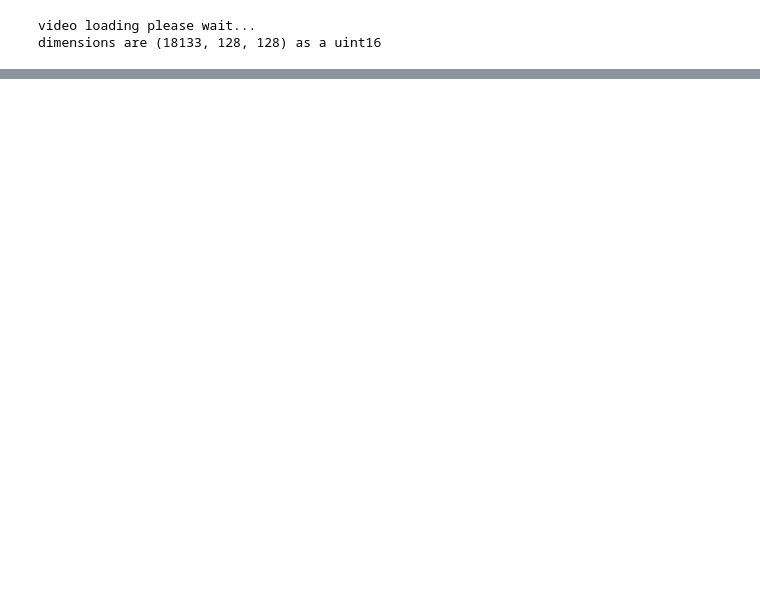
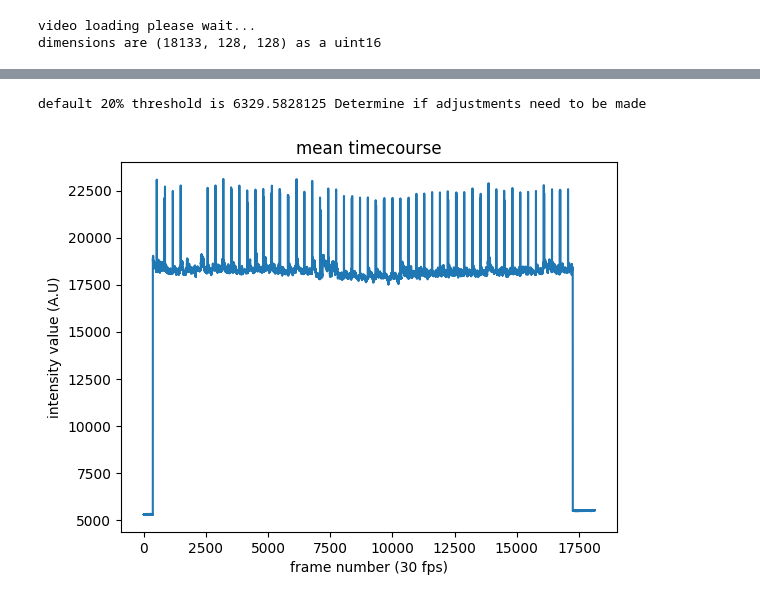
Before and after one commit to ktrap06/corticalanalysis, a Jupyter notebook: preprocessing_2.ipynb, the cells around one changed output, grey strips where cells are left out. Saved outputs shown, nothing was run; the diff lists cells and outputs as text; code cells hidden in the pictures; blank space fills up the shorter version.

```diff
--- a/preprocessing_2.ipynb
+++ b/preprocessing_2.ipynb
@@ -34,0 +59,27 @@ dimensions are (18133, 128, 128) as a uint16
+# %%
+def temporal_mean(frames):
+    """
+    calculate and plot the signal over time
+
+    :param frames: 3d array loaded in with tifffile
+    :return: 1d array where each frame intensity is averaged
+    """
+    mean_timecourse = frames.mean(axis=(1,2))
+
+    min_value = np.min(mean_timecourse)     # Find the minimum value in the signal array
+    dark_frame_threshold = min_value + 0.2 * min_value     # Calculate the threshold as the minimum value plus 10%
+
+    #plotting
+    print("default 20% threshold is", dark_frame_threshold, "Determine if adjustments need to be made")
+    plt.plot(mean_timecourse)
+    plt.title("mean timecourse")
+    plt.xlabel("frame number (30 fps)")
+    plt.ylabel("intensity value (A.U)")
+
+    plt.show()
+    return mean_timecourse
+# %%
+mean_timecourse = temporal_mean(frames);
+# %% [output]
+default 20% threshold is 6329.5828125 Determine if adjustments need to be made
+[figure, added]
```
Also changed, not shown: parts of 13 cells of this notebook, 4 other files.
